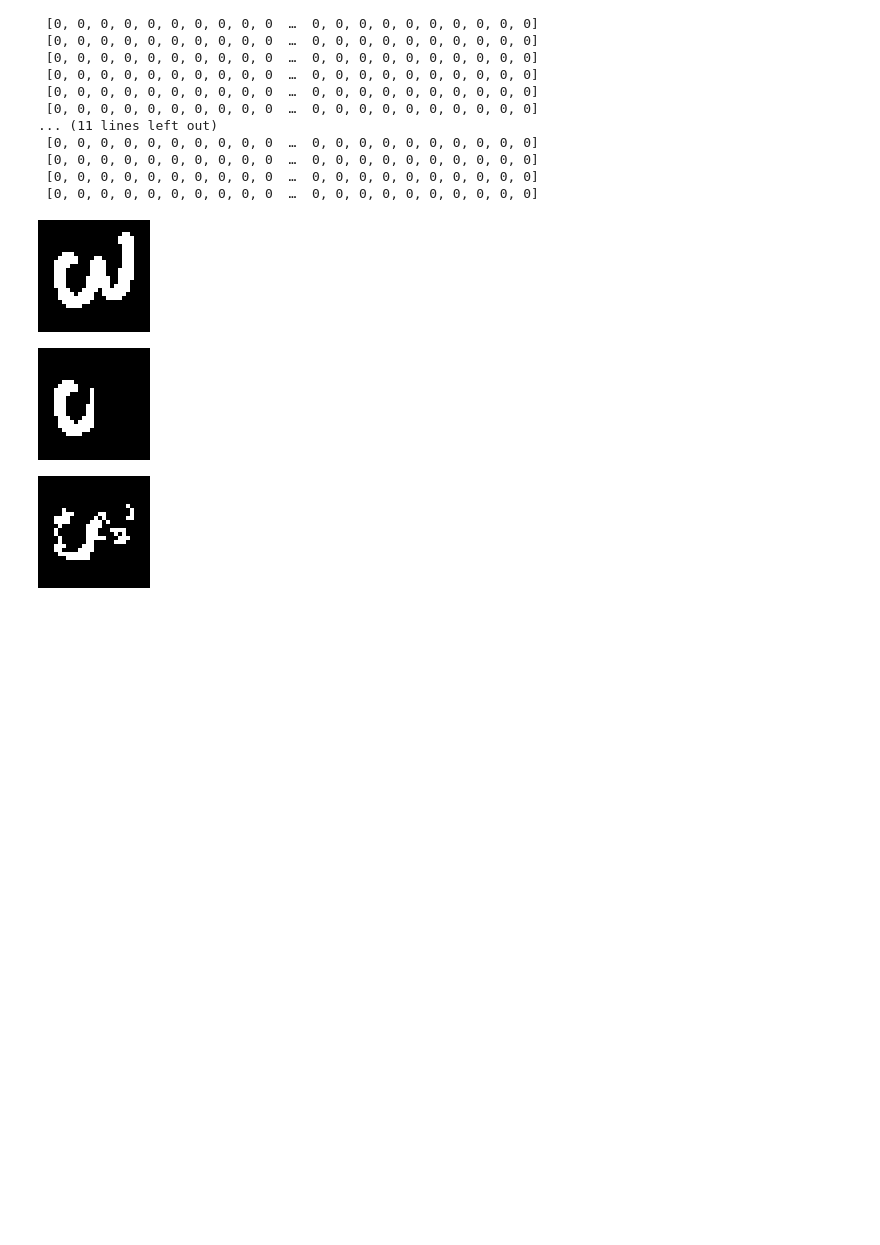
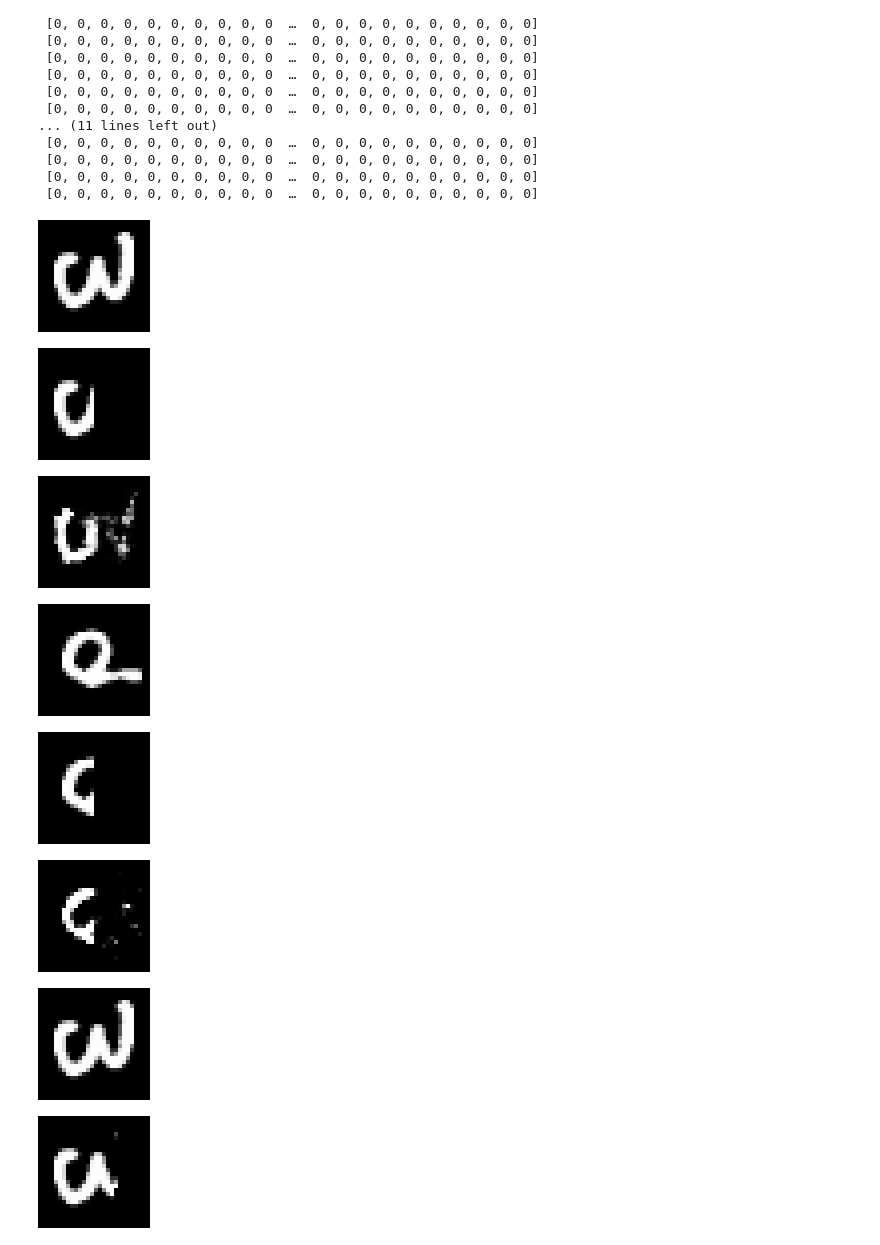
Before and after one commit to NITeQ/QARBoM.jl, a Jupyter notebook: example/MNIST.ipynb, the cells around one changed output. Drawn from its saved outputs; the diff is of its cells as text; code cells hidden in the pictures; blank space fills up the shorter version.

```diff
--- a/example/MNIST.ipynb
+++ b/example/MNIST.ipynb
@@ -74,5 +94,5 @@ QARBoM.BernoulliRBM([-0.003979993168211734 0.0095539308687661 … 0.012438095528
 # %%
-QARBoM.train(rbm, x_bin[1:5000], QARBoM.CD(); n_epochs = 50, cd_steps = 4, learning_rate = 0.1)
+QARBoM.train(rbm, x_bin[1:5000], QARBoM.CD(); n_epochs = 50, cd_steps = 3, learning_rate = 0.01)
 # %% [output]
 |--------------------------------------------------------------------------|
 | Epoch | Avg. Loss | Time (Sample) | Time (Gibbs) | Time (Update) | Total |
@@ -93,0 +114,4 @@ Total time spent training: 190.45364618301392
+# %%
+x_test = [
+    vec( x_test[:,:,i]) for i in 1:10000
+    ]
@@ -114,21 +156,53 @@ x_bin_test = [
  [0, 0, 0, 0, 0, 0, 0, 0, 0, 0  …  0, 0, 0, 0, 0, 0, 0, 0, 0, 0]
  [0, 0, 0, 0, 0, 0, 0, 0, 0, 0  …  0, 0, 0, 0, 0, 0, 0, 0, 0, 0]
 # %%
-original_vec = x_bin_test[9410]
+original_vec = x_test[9410]
 original_img = 1.0 .* reshape(original_vec, (28,28))
 colorview(Gray, original_img)
 # %% [output]
-[figure, old version]
+[figure, new version]
 # %%
 corrupted_vec = vcat(original_vec[1:392], zeros(784-392))
 corrupted_img = 1.0 .* reshape(corrupted_vec, (28,28))
 colorview(Gray, corrupted_img)
 # %% [output]
-[figure, old version]
+[figure, new version]
 # %%
-sampled_h = QARBoM.sample_hidden(rbm, round.(Int,corrupted_vec))
-sampled_x= QARBoM.sample_visible(rbm, sampled_h)
+sampled_h = QARBoM.conditional_prob_h(rbm, round.(Int,corrupted_vec))
+sampled_x= QARBoM.conditional_prob_v(rbm, round.(Int,sampled_h))
 reconstructed_img = 1.0 .* reshape(sampled_x, (28,28))
 colorview(Gray, reconstructed_img)
 # %% [output]
-[figure, old version]
+[figure, new version]
+# %%
+original_vec = x_test[100]
+original_img = 1.0 .* reshape(original_vec, (28,28))
+colorview(Gray, original_img)
+# %% [output]
+[figure, added]
+# %%
+corrupted_vec = vcat(original_vec[1:392], zeros(784-392))
+corrupted_img = 1.0 .* reshape(corrupted_vec, (28,28))
+colorview(Gray, corrupted_img)
+# %% [output]
+[figure, added]
+# %%
+sampled_h = QARBoM.conditional_prob_h(rbm, round.(Int,corrupted_vec))
+sampled_x= QARBoM.conditional_prob_v(rbm, round.(Int,sampled_h))
+reconstructed_img = 1.0 .* reshape(sampled_x, (28,28))
+colorview(Gray, reconstructed_img)
+# %% [output]
+[figure, added]
+# %%
+original_vec = x_test[9410]
+original_img = 1.0 .* reshape(original_vec, (28,28))
+colorview(Gray, original_img)
+# %% [output]
+[figure, added]
+# %%
+n = 550
+corrupted_vec = vcat(original_vec[1:n], zeros(784-n))
+corrupted_img = 1.0 .* reshape(corrupted_vec, (28,28))
+colorview(Gray, corrupted_img)
+# %% [output]
+[figure, added]
```
Also changed, not shown: parts of 7 cells of this notebook, 5 other files.
